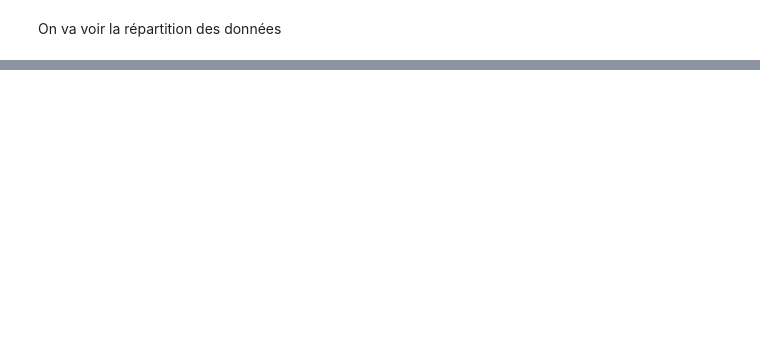
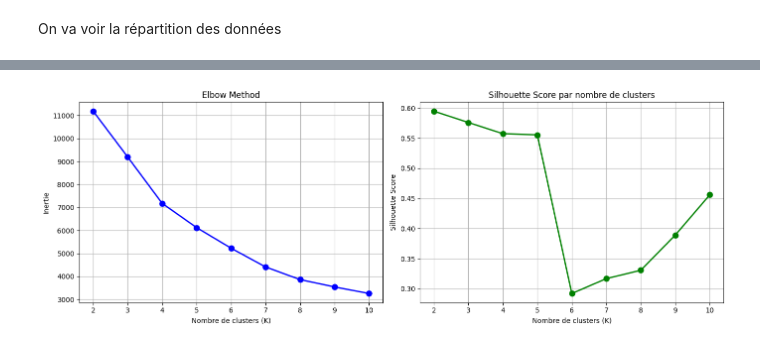
Before and after one commit to enniriss/Predict_Bitcoin, a Jupyter notebook: src/analyse.ipynb, the cells around one changed output, grey strips where cells are left out. Saved outputs shown, nothing was run; the diff lists cells and outputs as text; code cells hidden in the pictures; blank space fills up the shorter version.

```diff
--- a/src/analyse.ipynb
+++ b/src/analyse.ipynb
@@ -139,0 +145,5 @@ Les données ne suive pas une loi normal, j'ai regardé sur internet pour le e-c
+# %%
+target = "Response"
+
+y = df[target].astype(int)
+X = df.drop(columns=[target])
@@ -139,0 +210,2 @@ Les données ne suive pas une loi normal, j'ai regardé sur internet pour le e-c
+# %%
+pipe.fit(X_train, y_train)
@@ -139,0 +262,8 @@ Les données ne suive pas une loi normal, j'ai regardé sur internet pour le e-c
+# %%
+import pickle
+
+# Sauvegarde du pipeline complet (prétraitement + modèle)
+with open("ecommerce_model.pkl", "wb") as f:
+    pickle.dump(pipe, f)
+
+print("Modèle sauvegardé dans ecommerce_model.pkl")
@@ -139,0 +272,3 @@ Les données ne suive pas une loi normal, j'ai regardé sur internet pour le e-c
+# %%
+with open("ecommerce_model.pkl", "rb") as f:
+    loaded_model = pickle.load(f)
@@ -139,0 +291,69 @@ Les données ne suive pas une loi normal, j'ai regardé sur internet pour le e-c
+# %%
+from sklearn.cluster import KMeans
+from sklearn.preprocessing import StandardScaler
+from sklearn.metrics import silhouette_score, davies_bouldin_score
+import matplotlib.pyplot as plt
+
+# Utiliser les données transformées par le preprocessor
+X_transformed = preprocessor.fit_transform(X)
+
+# Déterminer le nombre optimal de clusters (Elbow Method)
+inertias = []
+silhouette_scores = []
+K_range = range(2, 11)
+
+for k in K_range:
+    kmeans = KMeans(n_clusters=k, random_state=42, n_init=10)
+    kmeans.fit(X_transformed)
+    inertias.append(kmeans.inertia_)
+    silhouette_scores.append(silhouette_score(X_transformed, kmeans.labels_))
+
+# Afficher les courbes
+plt.figure(figsize=(14, 5))
+
+# Graphique 1 : Elbow Method
+plt.subplot(1, 2, 1)
+plt.plot(K_range, inertias, 'bo-', linewidth=2, markersize=8)
+plt.xlabel("Nombre de clusters (K)")
+plt.ylabel("Inertie")
+plt.title("Elbow Method")
+plt.grid()
+
+# Graphique 2 : Silhouette Score
+plt.subplot(1, 2, 2)
+plt.plot(K_range, silhouette_scores, 'go-', linewidth=2, markersize=8)
+plt.xlabel("Nombre de clusters (K)")
+plt.ylabel("Silhouette Score")
+plt.title("Silhouette Score par nombre de clusters")
+plt.grid()
+
+plt.tight_layout()
+plt.show()
+
+# Utiliser le meilleur K (par exemple K=3)
+best_k = 3
+kmeans = KMeans(n_clusters=best_k, random_state=42, n_init=10)
+clusters = kmeans.fit_predict(X_transformed)
+
+# Ajouter les clusters au dataframe original
+df['Cluster'] = clusters
+
+print(f"\n✅ Clustering avec K={best_k}")
+print(f"Distribution des clusters :\n{pd.Series(clusters).value_counts().sort_index()}")
+print(f"\nSilhouette Score: {silhouette_score(X_transformed, clusters):.4f}")
+print(f"Davies-Bouldin Score: {davies_bouldin_score(X_transformed, clusters):.4f}")
+
+# Visualiser les clusters (sur les 2 premières composantes)
+plt.figure(figsize=(10, 6))
+scatter = plt.scatter(X_transformed[:, 0], X_transformed[:, 1], c=clusters, cmap='viridis', alpha=0.6, s=50)
+plt.scatter(kmeans.cluster_centers_[:, 0], kmeans.cluster_centers_[:, 1],
+            c='red', marker='X', s=200, edgecolors='black', linewidth=2, label='Centroids')
+plt.xlabel("Feature 1")
+plt.ylabel("Feature 2")
+plt.title(f"K-Means Clustering (K={best_k})")
+plt.colorbar(scatter, label='Cluster')
+plt.legend()
+plt.grid()
+plt.show()
+# %% [output]
+[figure, added]
```
Also changed, not shown: parts of 28 cells of this notebook, 6 other files.
